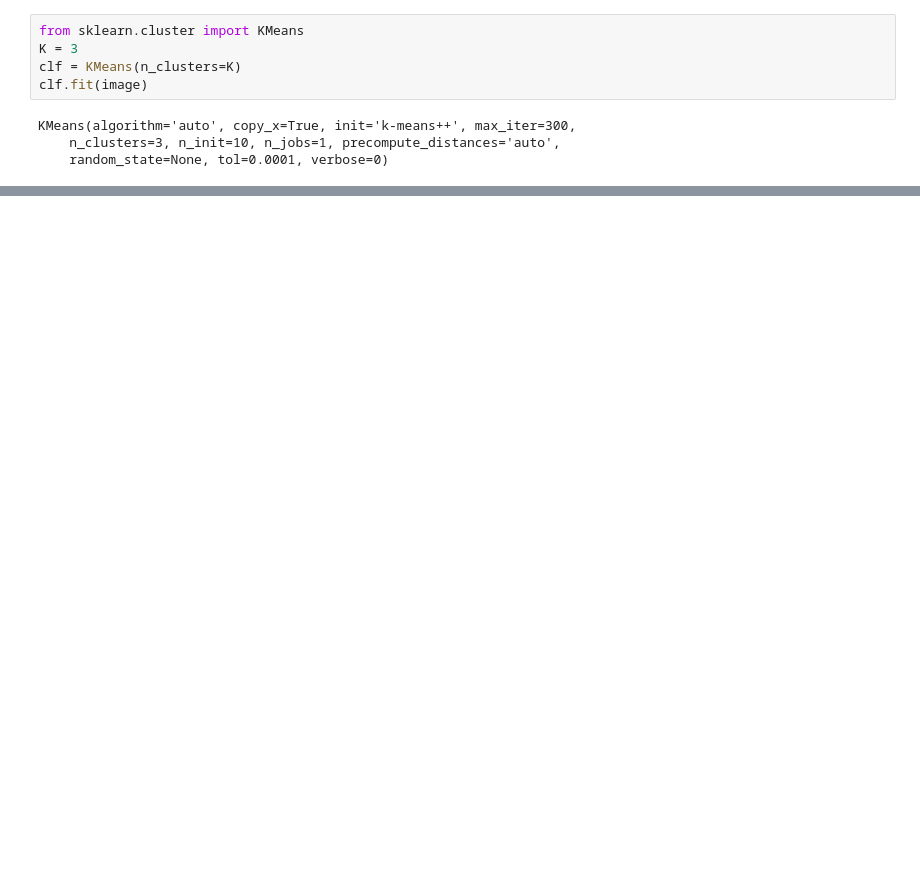
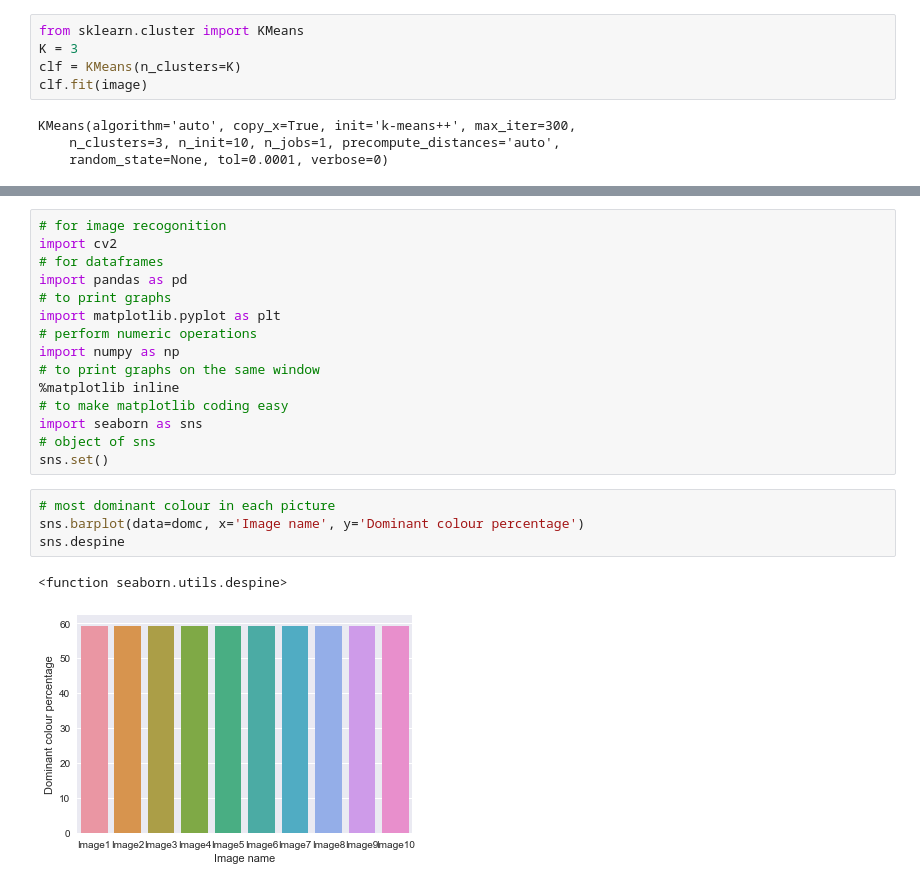
Before and after one commit to Gurjeetkaur31/Dominant_Color, a Jupyter notebook: dominant_color_case_study.ipynb, the cells around one changed output, grey strips where cells are left out. Saved outputs shown, nothing was run; the diff lists cells and outputs as text; blank space fills up the shorter version.

```diff
--- a/dominant_color_case_study.ipynb
+++ b/dominant_color_case_study.ipynb
@@ -79,0 +238,22 @@ plt.show()
+# %%
+# for image recogonition
+import cv2
+# for dataframes
+import pandas as pd
+# to print graphs
+import matplotlib.pyplot as plt
+# perform numeric operations
+import numpy as np
+# to print graphs on the same window
+%matplotlib inline
+# to make matplotlib coding easy
+import seaborn as sns
+# object of sns
+sns.set()
+# %%
+# most dominant colour in each picture
+sns.barplot(data=domc, x='Image name', y='Dominant colour percentage')
+sns.despine
+# %% [output]
+<function seaborn.utils.despine>
+[figure, added]
```
Also changed, not shown: parts of 14 cells of this notebook, 3 other files.
